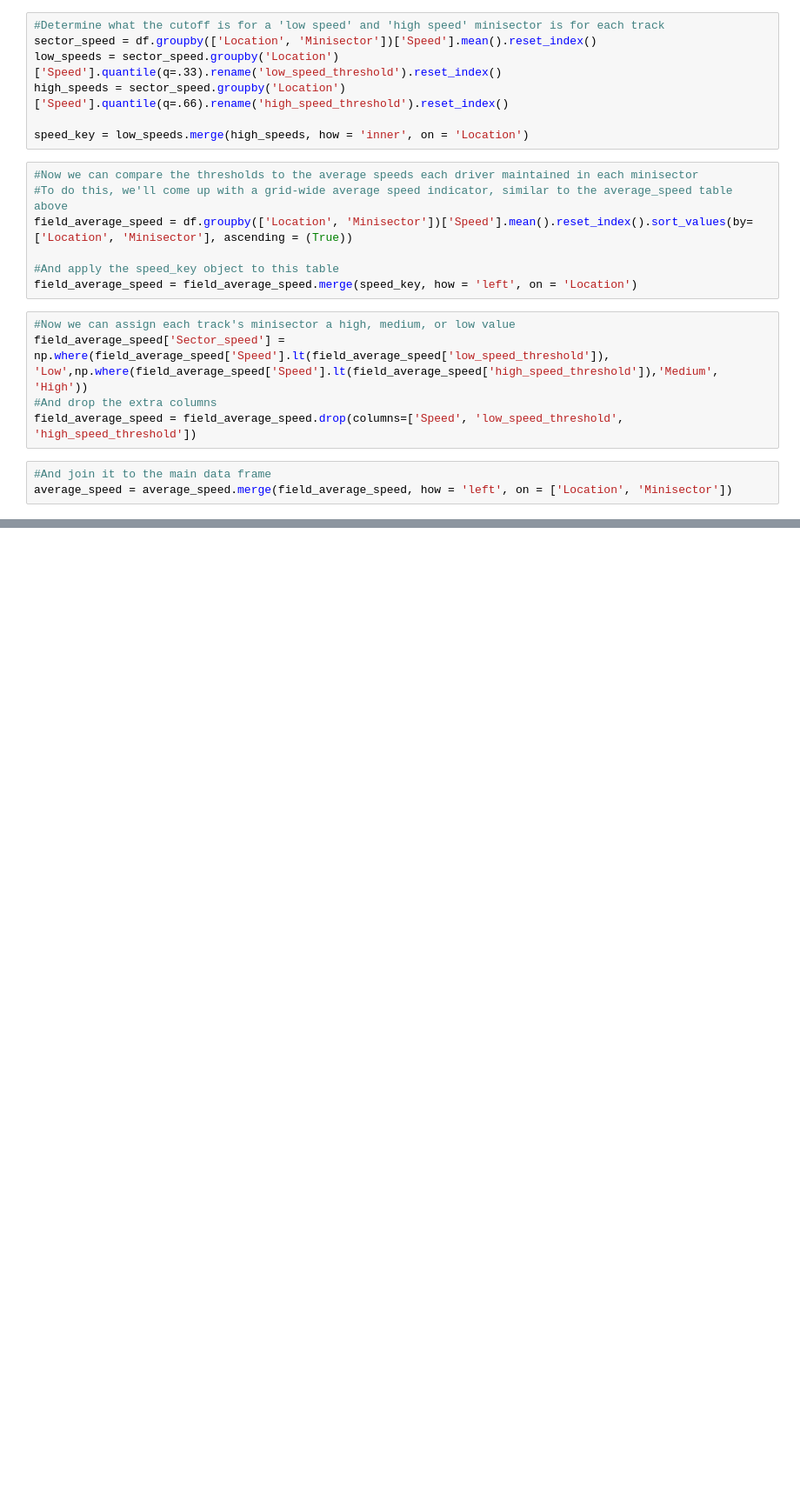
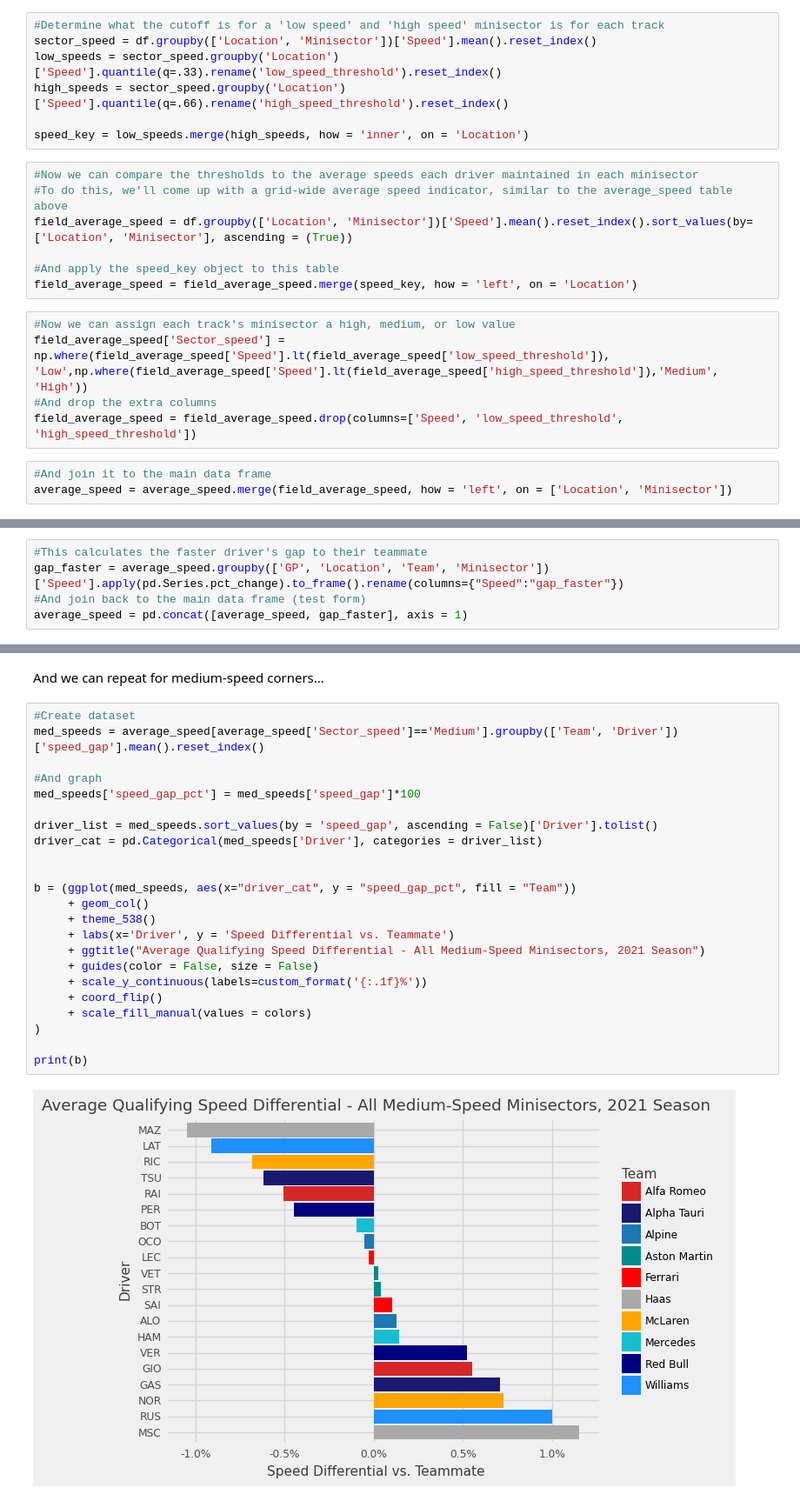
Before and after one commit to jackhopper/F1-Analysis, a Jupyter notebook: f1_all_quali_analysis.ipynb, the cells around one changed output, grey strips where cells are left out. Shown: that part at 87% size. Cells and saved outputs as stored; diff of their text form; blank space fills up the shorter version.

```diff
--- a/f1_all_quali_analysis.ipynb
+++ b/f1_all_quali_analysis.ipynb
@@ -103,0 +101,5 @@ average_speed.head()
+# %%
+#This calculates the faster driver's gap to their teammate
+gap_faster = average_speed.groupby(['GP', 'Location', 'Team', 'Minisector'])['Speed'].apply(pd.Series.pct_change).to_frame().rename(columns={"Speed":"gap_faster"})
+#And join back to the main data frame (test form)
+average_speed = pd.concat([average_speed, gap_faster], axis = 1)
@@ -103,0 +164,27 @@ average_speed.head()
+# %% [markdown]
+And we can repeat for medium-speed corners...
+# %%
+#Create dataset
+med_speeds = average_speed[average_speed['Sector_speed']=='Medium'].groupby(['Team', 'Driver'])['speed_gap'].mean().reset_index()
+
+#And graph
+med_speeds['speed_gap_pct'] = med_speeds['speed_gap']*100
+
+driver_list = med_speeds.sort_values(by = 'speed_gap', ascending = False)['Driver'].tolist()
+driver_cat = pd.Categorical(med_speeds['Driver'], categories = driver_list)
+
+
+b = (ggplot(med_speeds, aes(x="driver_cat", y = "speed_gap_pct", fill = "Team"))
+     + geom_col()
+     + theme_538()
+     + labs(x='Driver', y = 'Speed Differential vs. Teammate')
+     + ggtitle("Average Qualifying Speed Differential - All Medium-Speed Minisectors, 2021 Season")
+     + guides(color = False, size = False)
+     + scale_y_continuous(labels=custom_format('{:.1f}%'))
+     + coord_flip()
+     + scale_fill_manual(values = colors)
+)
+
+print(b)
+# %% [output]
+[figure, added]
```
Also changed, not shown: parts of 19 cells of this notebook.
